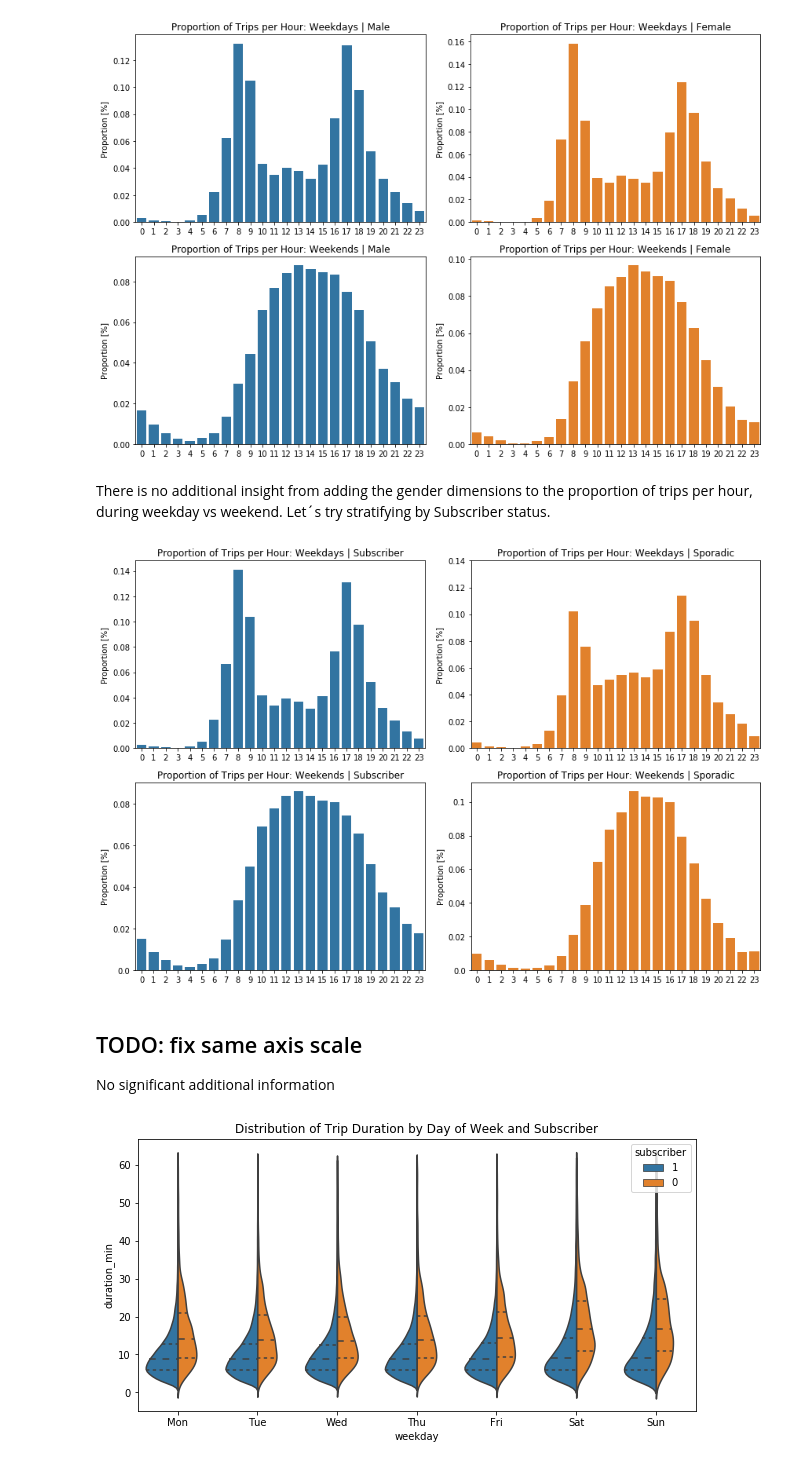
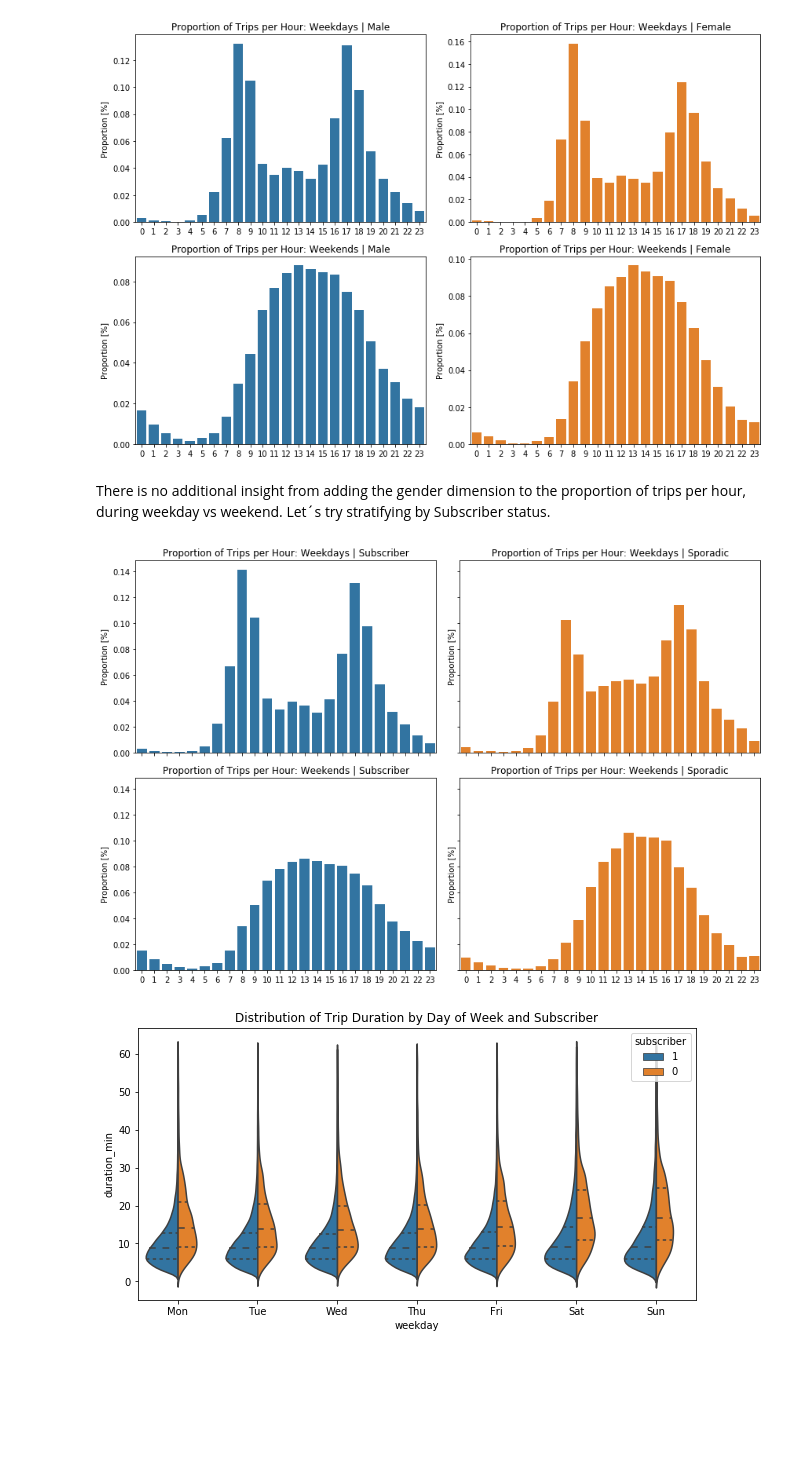
Before and after one commit to marcellovictorino/DAND_5_DataViz, a Jupyter notebook: 2_Project_ FordGoBike/1_EDA.ipynb, the cells around one changed output. Drawn from its saved outputs; the diff is of its cells as text; code cells hidden in the pictures; blank space fills up the shorter version.

Commit message:
fix: Share X and Y axis for Trip Duration x Hour x Subscriber

```diff
--- a/2_Project_ FordGoBike/1_EDA.ipynb
+++ b/2_Project_ FordGoBike/1_EDA.ipynb
@@ -641,53 +642,46 @@ plt.tight_layout()
 # %% [output]
 [figure]
 # %% [markdown]
-There is no additional insight from adding the gender dimensions to the proportion of trips per hour, during weekday vs weekend. Let´s try stratifying by Subscriber status.
+There is no additional insight from adding the gender dimension to the proportion of trips per hour, during weekday vs weekend. Let´s try stratifying by Subscriber status.
 # %%
-plt.figure(figsize=(12,8))
+# Proportion of Trips per Hour of Day - stratified by Weekend and Subscriber Status
+fig, axes = plt.subplots(2,2, figsize=(12,8), sharex=True, sharey=True)
 
-plt.subplot(221)
 weekday_subscriber1 = weekday.query('subscriber == 1')
 weekday_hours_subscriber1 = weekday_subscriber1.hour.value_counts(normalize=True)
 sns.barplot(x= weekday_hours_subscriber1.keys(),
-            y= weekday_hours_subscriber1.values, color=sns.color_palette()[0])
-plt.yticks(np.arange(0,0.15,0.02))
-plt.title(f'Proportion of Trips per Hour: Weekdays | Subscriber')
-plt.ylabel('Proportion [%]');
+            y= weekday_hours_subscriber1.values, color=sns.color_palette()[0], ax=axes[0,0])
 
-plt.subplot(222)
+axes[0,0].set_title('Proportion of Trips per Hour: Weekdays | Subscriber')
+axes[0,0].set_ylabel('Proportion [%]');
+
+
 weekday_subscriber0 = weekday.query('subscriber == 0')
 weekday_hours_subscriber0 = weekday_subscriber0.hour.value_counts(normalize=True)
 sns.barplot(x= weekday_hours_subscriber0.keys(),
-            y= weekday_hours_subscriber0.values, color=sns.color_palette()[1])
-plt.yticks(np.arange(0,0.15,0.02))
-plt.title(f'Proportion of Trips per Hour: Weekdays | Sporadic')
-plt.ylabel('Proportion [%]');
+            y= weekday_hours_subscriber0.values, color=sns.color_palette()[1], ax=axes[0,1])
+axes[0,1].set_title('Proportion of Trips per Hour: Weekdays | Sporadic')
+axes[0,1].set_ylabel('Proportion [%]');
 
-plt.subplot(223)
 weekend_subscriber1 = weekend.query('subscriber == 1')
 weekend_hours_subscriber1 = weekend_subscriber1.hour.value_counts(normalize=True)
 sns.barplot(x= weekend_hours_subscriber1.keys(),
-            y= weekend_hours_subscriber1.values, color=sns.color_palette()[0])
-plt.yticks(np.arange(0,0.10,0.02),np.arange(0,0.10,0.02))
-plt.title(f'Proportion of Trips per Hour: Weekends | Subscriber')
-plt.ylabel('Proportion [%]');
+            y= weekend_hours_subscriber1.values, color=sns.color_palette()[0], ax=axes[1,0])
+
+axes[1,0].set_title('Proportion of Trips per Hour: Weekends | Subscriber')
+axes[1,0].set_ylabel('Proportion [%]');
 
 
-plt.subplot(224)
 weekend_subscriber0 = weekend.query('subscriber == 0')
 weekend_hours_subscriber0 = weekend_subscriber0.hour.value_counts(normalize=True)
 sns.barplot(x= weekend_hours_subscriber0.keys(),
-            y= weekend_hours_subscriber0.values, color=sns.color_palette()[1])
-plt.yticks(np.arange(0,0.11,0.02),np.arange(0,0.11,0.02))
-plt.title(f'Proportion of Trips per Hour: Weekends | Sporadic')
-plt.ylabel('Proportion [%]');
+            y= weekend_hours_subscriber0.values, color=sns.color_palette()[1], ax=axes[1,1])
+axes[1,1].set_title('Proportion of Trips per Hour: Weekends | Sporadic')
+axes[1,1].set_ylabel('Proportion [%]');
 
 plt.tight_layout()
 # %% [output]
-[figure, old version]
+[figure, new version]
-# %% [markdown]
-## TODO: fix same axis scale
-No significant additional information
 # %%
 # Trip Duration vs Weekday vs Subscriber
 plt.figure(figsize=(10,5))
```
Also changed, not shown: parts of 5 cells of this notebook.
